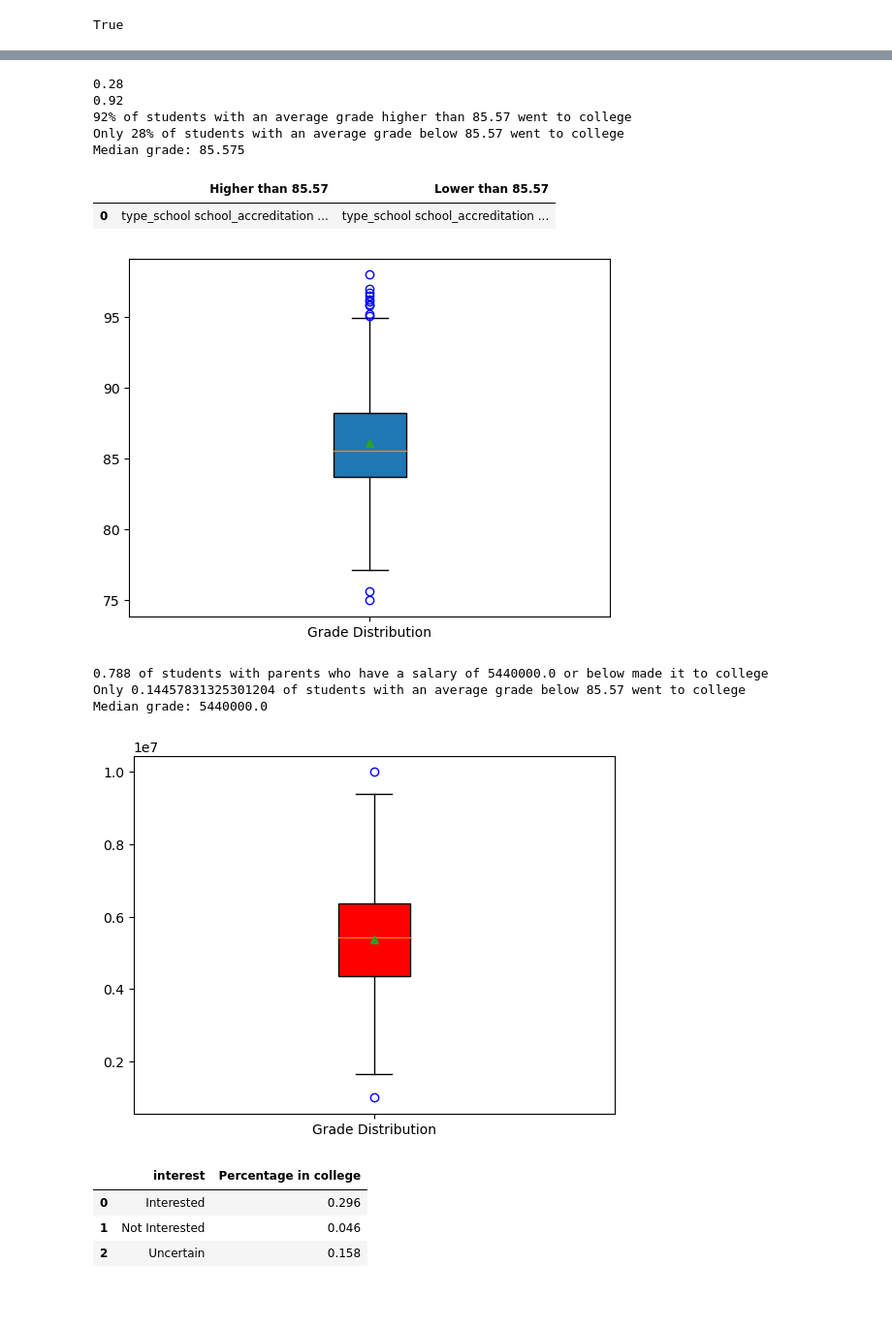
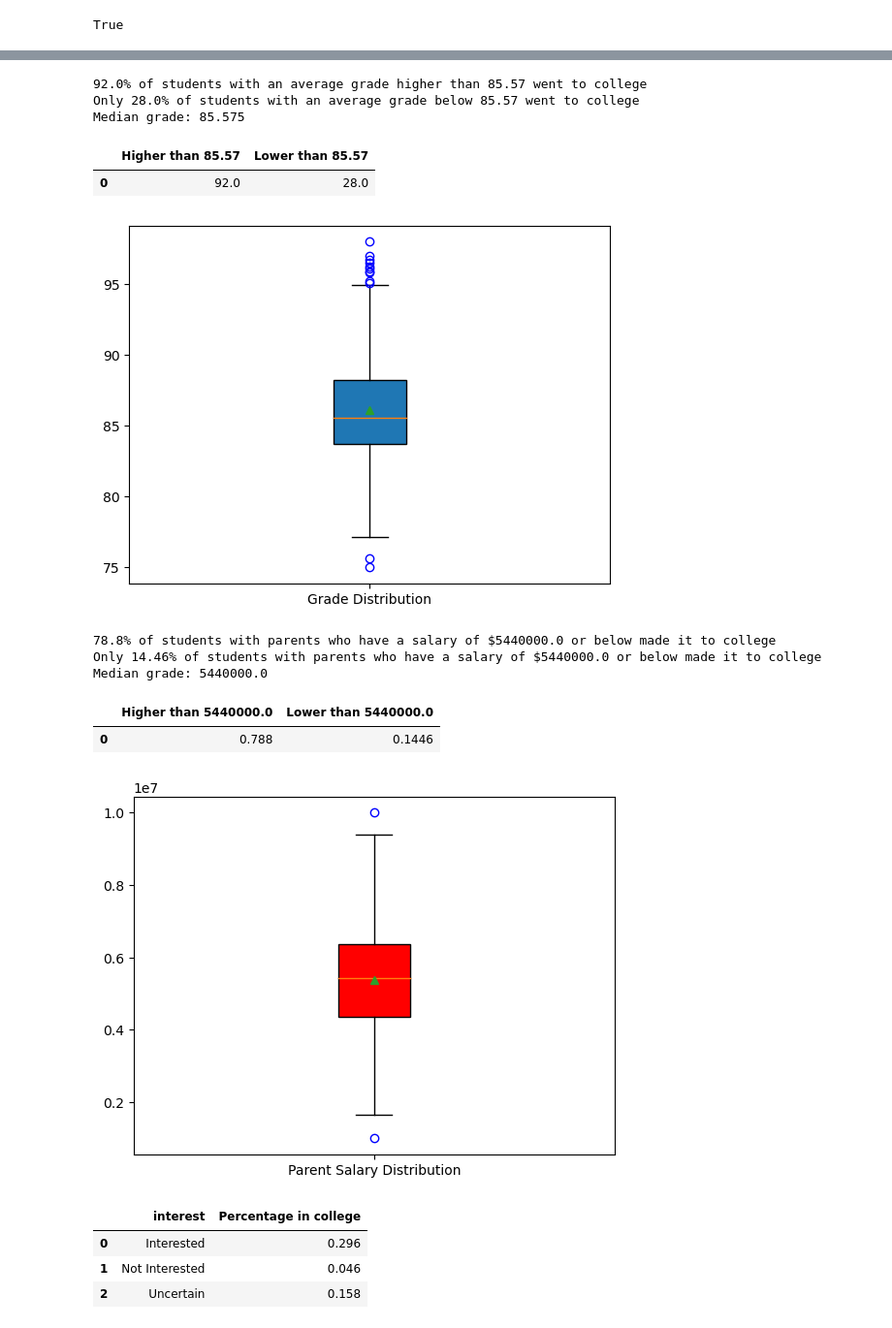
Before and after one commit to torin-anderson/Current-State-of-Tertiary-Education-Report, a Jupyter notebook: final_q3.ipynb, the cells around one changed output, grey strips where cells are left out. Shown at 97% size. Cells and saved outputs as stored; diff of their text form; code cells hidden in the pictures; blank space fills up the shorter version.

```diff
--- a/final_q3.ipynb
+++ b/final_q3.ipynb
@@ -65,64 +41,67 @@ col_interest
 # %%
 # Question: Is there some correlation between higher average grade and going to college
 
-# Seperate the data into quartiles and find the frequency of each portion
-
-# Factors to consider, Parent salary, Average grades, type of school and Gender
-
-
+# Take the average and will go to college columns
 avg_grades = col_interest['average_grades']
 will_college = col_interest['will_go_to_college']
 
 
 avg_grade_median = col_interest['average_grades'].median()
 
+# Seperate the grades into quartiles and find the frequencies of the will_go_to_college columns
+# For each quartile.
 avg_q1 = col_interest.loc[avg_grades < avg_grades.quantile(0.25)]
 avg_q3 = col_interest.loc[avg_grades > avg_grades.quantile(0.75)]
-print(avg_q1['will_go_to_college'].sum() / len(avg_q1['will_go_to_college']))
-print(avg_q3['will_go_to_college'].sum() / len(avg_q3['will_go_to_college']))
 
+avg_q3_freq = round((avg_q3['will_go_to_college'].sum() / len(avg_q3['will_go_to_college'])) * 100, 4)
+avg_q1_freq = round((avg_q1['will_go_to_college'].sum() / len(avg_q1['will_go_to_college'])) * 100, 4)
 
+# Plot a boxplot of the avg grade distribution
 plt.boxplot(avg_grades, showmeans=True, labels=['Grade Distribution'], patch_artist=True, flierprops=dict(color='blue', markeredgecolor='blue'))
 
-print("92% of students with an average grade higher than 85.57 went to college")
-print("Only 28% of students with an average grade below 85.57 went to college")
+print(f"{avg_q3_freq}% of students with an average grade higher than 85.57 went to college")
+print(f"Only {avg_q1_freq}% of students with an average grade below 85.57 went to college")
 print("Median grade:", round(avg_grade_median, 4))
 
-pd.DataFrame({"Higher than 85.57": [round(avg_q3, 4)], "Lower than 85.57": [round(avg_q1, 4)]})
+# Store into dataframe
+pd.DataFrame({"Higher than 85.57": [round(avg_q3_freq, 4)], "Lower than 85.57": [round(avg_q1_freq, 4)]})
 # %% [output]
-0.28
-0.92
-92% of students with an average grade higher than 85.57 went to college
-Only 28% of students with an average grade below 85.57 went to college
+92.0% of students with an average grade higher than 85.57 went to college
+Only 28.0% of students with an average grade below 85.57 went to college
 Median grade: 85.575
 |  | Higher than 85.57 | Lower than 85.57 |
-| 0 | type_school school_accreditation ... | type_school school_accreditation ... |
+| 0 | 92.0 | 28.0 |
 [figure]
 # %%
+
+# Get salary and college columns
 avg_salary = col_interest['parent_salary']
 will_college = col_interest['will_go_to_college']
 
-
+# Find the median parent salary
 avg_salary_median = col_interest['parent_salary'].median()
 
+# Divide the parent salaries into quartiles
 avg_q1 = col_interest.loc[avg_salary < avg_salary.quantile(0.25)]
 avg_q3 = col_interest.loc[avg_salary > avg_salary.quantile(0.75)]
 
+# Calculate the frequencies
 avg_q1_freq = avg_q1['will_go_to_college'].sum() / len(avg_q1['will_go_to_college'])
 avg_q3_freq = avg_q3['will_go_to_college'].sum() / len(avg_q3['will_go_to_college'])
 
-# print(avg_q1['will_go_to_college'].sum() / len(avg_q1['will_go_to_college']))
-# print(avg_q3['will_go_to_college'].sum() / len(avg_q3['will_go_to_college']))
-
-
+# Plot boxplot
 plt.boxplot(avg_salary, showmeans=True, labels=['Parent Salary Distribution'], patch_artist=True, boxprops=dict(facecolor="red"),flierprops=dict(color='blue', markeredgecolor='blue'))
 
-print(f"{round(avg_q3_freq, 4)} of students with parents who have a salary of {avg_salary_median} or below made it to college")
-print(f"Only {round(avg_q1_freq, 4)} of students with an average grade below 85.57 went to college")
+print(f"{round(avg_q3_freq * 100, 2)}% of students with parents who have a salary of ${avg_salary_median} or below made it to college")
+print(f"Only {round(avg_q1_freq * 100, 2)}% of students with parents who have a salary of ${avg_salary_median} or below made it to college")
 print("Median grade:", round(avg_salary_median, 4))
+
+pd.DataFrame({f"Higher than {avg_salary_median}": [round(avg_q3_freq, 4)], f"Lower than {avg_salary_median}": [round(avg_q1_freq, 4)]})
 # %% [output]
-0.788 of students with parents who have a salary of 5440000.0 or below made it to college
-Only 0.14457831325301204 of students with an average grade below 85.57 went to college
+78.8% of students with parents who have a salary of $5440000.0 or below made it to college
+Only 14.46% of students with parents who have a salary of $5440000.0 or below made it to college
 Median grade: 5440000.0
+|  | Higher than 5440000.0 | Lower than 5440000.0 |
+| 0 | 0.788 | 0.1446 |
-[figure, old version]
+[figure, new version]
 # %%
```
Also changed, not shown: parts of 4 cells of this notebook.
